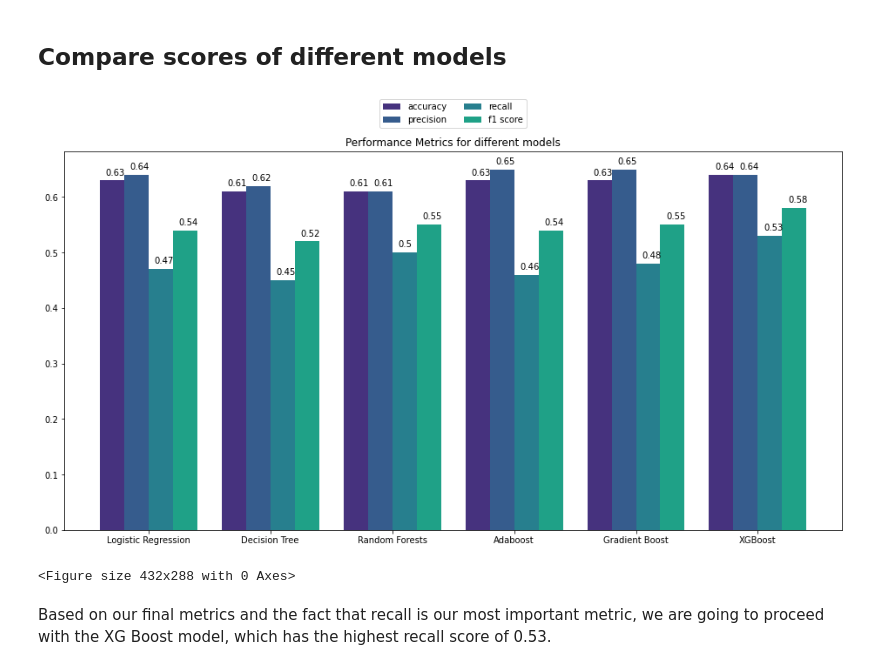
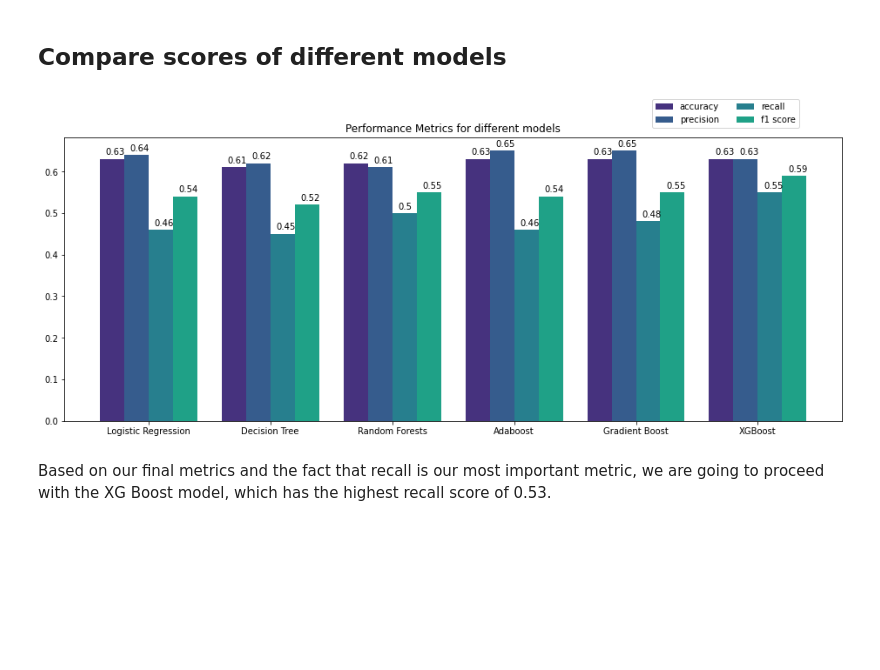
Before and after one commit to Sammyknee/diabetes-readmissions, a Jupyter notebook: Diabetes_Readmissions_Models.ipynb, the cells around one changed output. Cells and saved outputs as stored; diff of their text form; code cells hidden in the pictures; blank space fills up the shorter version.

```diff
--- a/Diabetes_Readmissions_Models.ipynb
+++ b/Diabetes_Readmissions_Models.ipynb
@@ -263,7 +260,8 @@ grid_tree.best_params_
 new_tree = DecisionTreeClassifier(criterion = grid_tree.best_params_['criterion'],
                                    max_depth = grid_tree.best_params_['max_depth'],
                                    min_samples_split = grid_tree.best_params_['min_samples_split'],
-                                   min_samples_leaf = grid_tree.best_params_['min_samples_leaf'])
+                                   min_samples_leaf = grid_tree.best_params_['min_samples_leaf'],
+                                 random_state=5)
 new_tree_scores = run_model(new_tree)
 # %% [output]
                 precision    recall  f1-score   support
@@ -358,7 +334,8 @@ Random forests are an ensemble method that create a "forest" of decision trees,
 forest = RandomForestClassifier(n_estimators=50, criterion=grid_tree.best_params_['criterion'],
                                 max_depth=grid_tree.best_params_['max_depth'],
                                 min_samples_split=grid_tree.best_params_['min_samples_split'],
-                                min_samples_leaf=grid_tree.best_params_['min_samples_leaf']
+                                min_samples_leaf=grid_tree.best_params_['min_samples_leaf'],
+                                random_state=7
                                )
 forest_scores = run_model(forest)
 # %% [output]
@@ -403,7 +380,8 @@ Optimal Parameters: {'max_depth': 3, 'max_features': 15, 'min_samples_split': 10
 forest_2 = RandomForestClassifier(n_estimators=100,
                                  max_features=rf_grid_search.best_params_['max_features'],
                                  max_depth=rf_grid_search.best_params_['max_depth'],
-                                 min_samples_split=rf_grid_search.best_params_['min_samples_split'])
+                                 min_samples_split=rf_grid_search.best_params_['min_samples_split'],
+                                 random_state=9)
 # %%
 forest_2_scores = run_model(forest_2)
 # %% [output]
@@ -611,2 +590,2 @@ Although our recall score did not improve, our accuracy and precision got up to
 # %%
-xgb_scores = xgb_scores_2
+xgb_scores
@@ -615,7 +596,7 @@ xgb_scores = xgb_scores_2
 # %% [markdown]
 ## Compare scores of different models
 # %%
-plt.figure(figsize=(16, 8))
+plt.figure(figsize=(16, 6))
 
 ax = plt.subplot(111)
 
@@ -663,37 +644,36 @@ plt.bar(model+.1, values, align='center', width=0.2, label='recall')
 
 plt.xticks(model, models)
 
 ax = plt.subplot(111)
 
 models = ['Logistic Regression', 'Decision Tree',
           'Random Forests', 'Adaboost', 'Gradient Boost', 'XGBoost']
 
 values = [log_scores['f1'], tree_scores['f1'],
           forest_scores['f1'], ada_scores['f1'],
          gbt_scores['f1'], xgb_scores['f1']]
 
 model = np.arange(len(models))
 
 plt.bar(model+.3, values, align='center', width=0.2, label='f1 score')
 
 plt.xticks(model, models)
 
 plt.title("Performance Metrics for different models")
 
-ax.legend(loc="upper center", bbox_to_anchor=(0.5, 1.15), ncol=2)
+ax.legend(loc="upper left", bbox_to_anchor=(.75, 1.15), ncol=2)
 
 for p in ax.patches:
     height = p.get_height()
     width = p.get_width()
     ax.text(x = p.get_x() + width/4,
             y = (height+.01),
             s = height)
 
-plt.show()
+#plt.show();
 plt.savefig('images/model_metrics.png')
 # %% [output]
-[figure, old version]
+[figure, new version]
-<Figure size 432x288 with 0 Axes>
 # %% [markdown]
 Based on our final metrics and the fact that recall is our most important metric, we are going to proceed with the XG Boost model, which has the highest recall score of 0.53.
 # %% [markdown]
```
Also changed, not shown: parts of 38 cells of this notebook.
